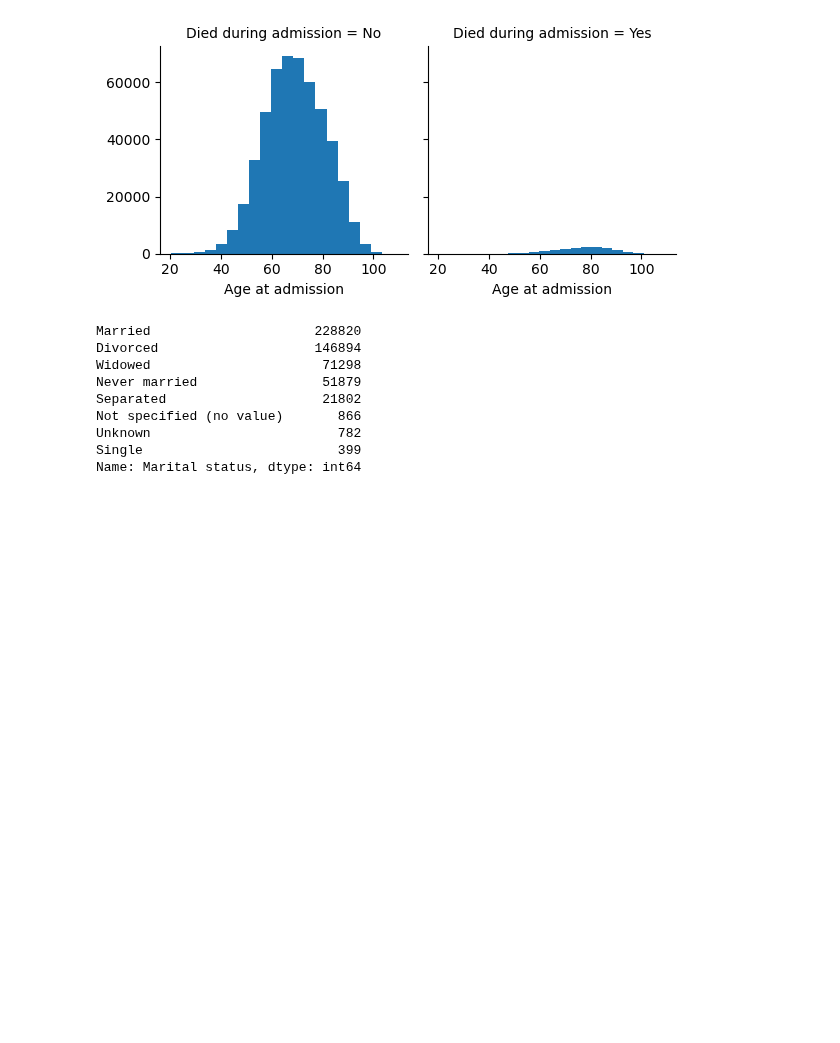
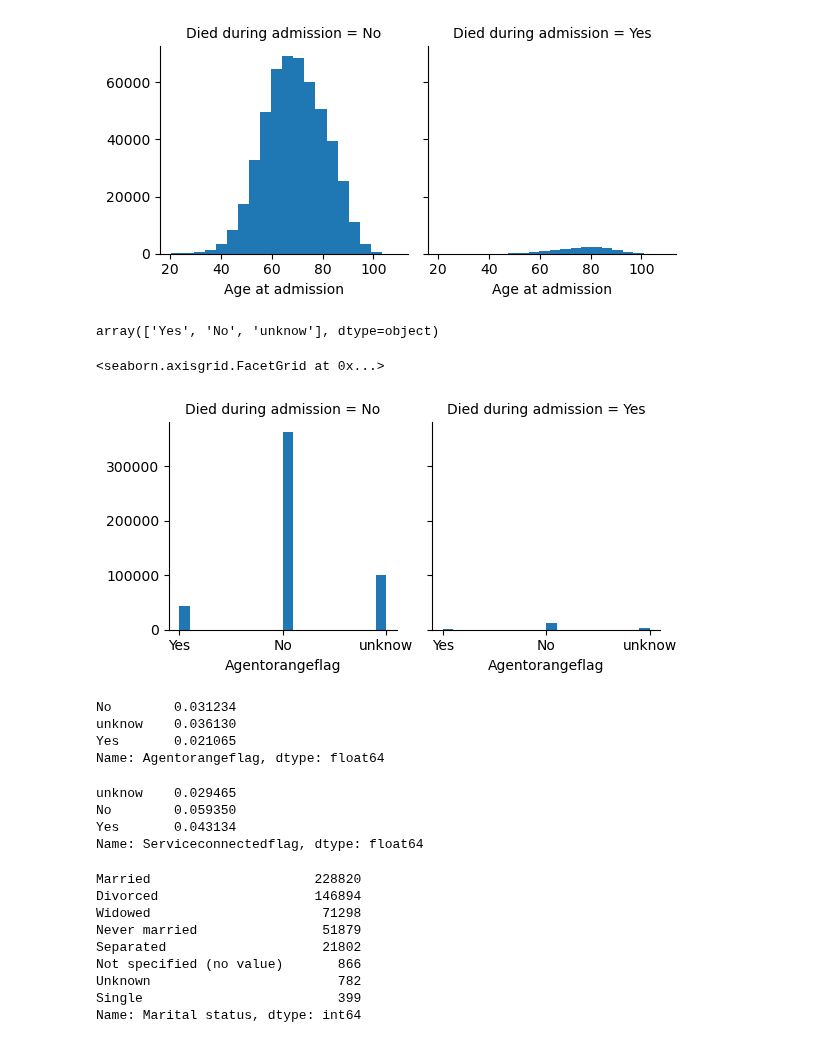
Before and after one commit to SpassMed-Projects/FDA, a Jupyter notebook: src/data/inpatient_demo_event_explore.ipynb, the cells around one changed output. Cells and saved outputs as stored; diff of their text form; code cells hidden in the pictures; blank space fills up the shorter version.

```diff
--- a/src/data/inpatient_demo_event_explore.ipynb
+++ b/src/data/inpatient_demo_event_explore.ipynb
@@ -38,3 +44,22 @@ age_mortality.map(plt.hist, 'Age at admission', bins=20)
 # %% [output]
 <seaborn.axisgrid.FacetGrid at 0x...>
 [figure]
+# %%
+inpatient_demographics_event['Agentorangeflag'] = inpatient_demographics_event['Agentorangeflag'].fillna('unknow')
+# %%
+inpatient_demographics_event['Agentorangeflag'].unique()
+# %% [output]
+array(['Yes', 'No', 'unknow'], dtype=object)
+# %%
+Agentorangeflag_mortality = sns.FacetGrid(inpatient_demographics_event, col='Died during admission')
+Agentorangeflag_mortality.map(plt.hist, 'Agentorangeflag', bins=20)
+# %% [output]
+<seaborn.axisgrid.FacetGrid at 0x...>
+[figure, added]
+# %%
+inpatient_demographics_event[inpatient_demographics_event['Died during admission'] == 'Yes']['Agentorangeflag'].value_counts() / inpatient_demographics_event['Agentorangeflag'].value_counts()
+# %% [output]
+No        0.031234
+unknow    0.036130
+Yes       0.021065
+Name: Agentorangeflag, dtype: float64
@@ -41,3 +68,10 @@ age_mortality.map(plt.hist, 'Age at admission', bins=20)
+# %%
+inpatient_demographics_event[inpatient_demographics_event['Died during admission'] == 'Yes']['Serviceconnectedflag'].value_counts() / inpatient_demographics_event['Serviceconnectedflag'].value_counts()
+# %% [output]
+unknow    0.029465
+No        0.059350
+Yes       0.043134
+Name: Serviceconnectedflag, dtype: float64
 # %%
 inpatient_demographics_event['Marital status'].value_counts()
 # %% [output]
```
Also changed, not shown: parts of 14 cells of this notebook.
